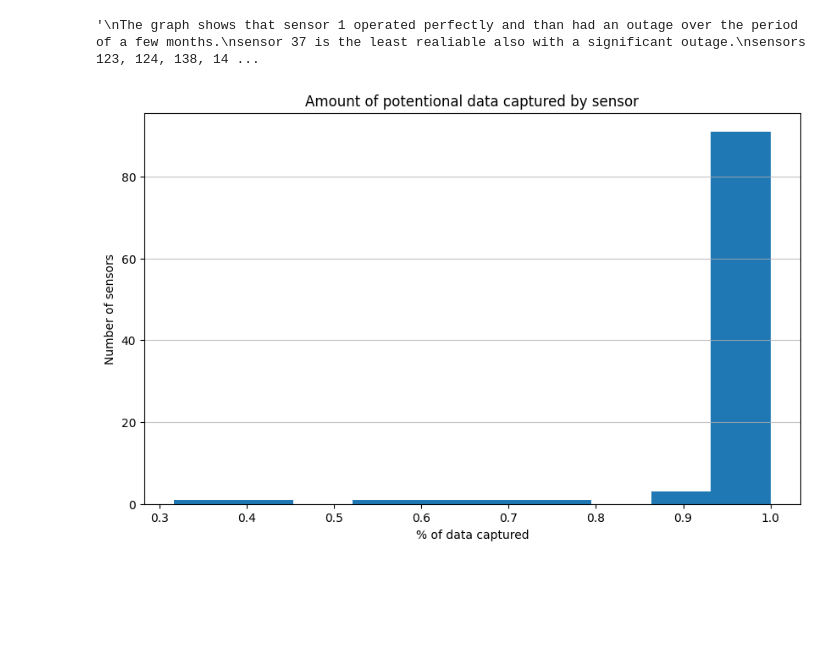
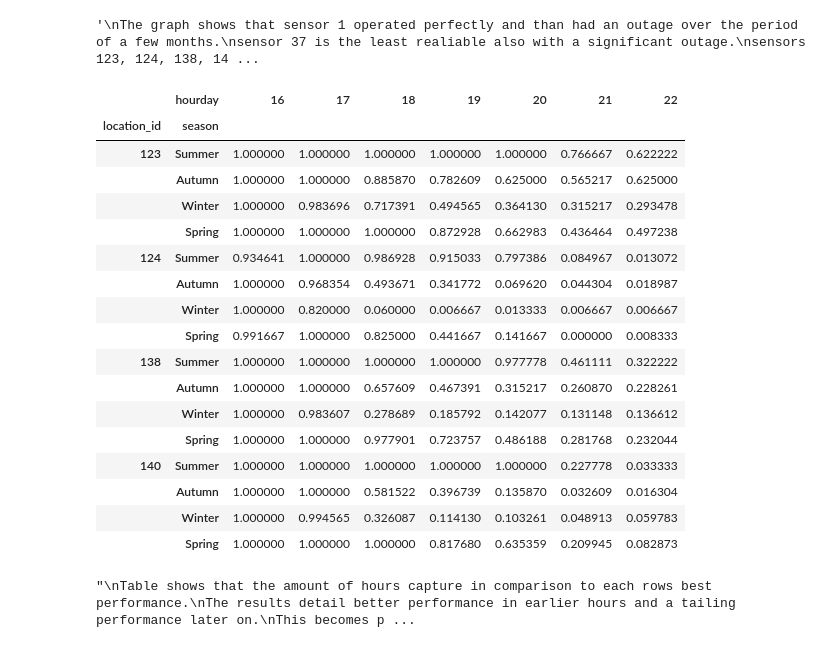
Before and after one commit to jptrainor4-glitch/Data-Analytics, a Jupyter notebook: Pedestrian_Data.ipynb, the cells around one changed output. Cells and saved outputs as stored; diff of their text form; code cells hidden in the pictures; blank space fills up the shorter version.

```diff
--- a/Pedestrian_Data.ipynb
+++ b/Pedestrian_Data.ipynb
@@ -116,6 +133,7 @@ weak_sensors = df_grouped[df_grouped['completeness %'] < .9].sort_values('comple
 df['weak_sensor'] = df['location_id'].isin(weak_sensors['location_id'])         #Create new column flagging weak sensors
 
 df['month'] = df['sensing_date'].dt.to_period("M")                              #Set new column to indicate month of each row
+df['season'] = df['sensing_date'].dt.to_period("Q")                              #Set new column to indicate month of each row
 
 month_hour_count = df.groupby(['location_id', 'month'])['hourday'].count().unstack(fill_value=0)    #Find hours counted per sensor per month,
     #unstack changes shape of table and fills missing values where sensors failed to report including before and after activation
@@ -157,16 +175,60 @@ sensors 123, 124, 138, 140 have seasonal behaviour in terms of relialbity, this
 # %% [output]
 [figure]
 '\nThe graph shows that sensor 1 operated perfectly and than had an outage over the period of a few months.\nsensor 37 is the least realiable also with a significant outage.\nsensors 123, 124, 138, 14 ...
-# %%
-import matplotlib.pyplot as plt
-
-# Create a histogram for 'Completeness %'
-plt.figure(figsize=(10, 6))
-plt.hist(df_grouped['completeness %'])
-plt.title('Amount of potentional data captured by sensor')
-plt.xlabel('% of data captured')
-plt.ylabel('Number of sensors')
-plt.grid(axis='y', alpha=0.75)
-plt.show()
-# %% [output]
-[figure, removed]
+# %%
+months = df.sensing_date.dt.month                                               #Generate a single column series of month number in the specific order of each row in the db
+df['season'] = months.map({1: "Summer", 2: "Summer", 3: "Autumn",               #For each number in the above df, assign a certain season and then add this column into df
+                          4: 'Autumn', 5: 'Autumn', 6: 'Winter',
+                          7: 'Winter', 8: 'Winter', 9: 'Spring',
+                          10: 'Spring', 11: 'Spring', 12: 'Summer'})
+
+df['season'] = pd.Categorical(df['season'],                                         #pandas now treats categories list as the official order. So sorting and groupby follow
+                              categories=['Summer', 'Autumn', 'Winter', 'Spring'],  #Summer → Autumn → Winter → Spring instead of A–Z.
+                              ordered=True)
+
+filtered_hours = (df[df['location_id'].isin(['123', '124', '138', '140'])]          #hardcode, filter weak sensers that drop through winter
+                  .groupby(['location_id', 'season', 'hourday'], observed=True)['hourday'].count() #hour group for specific grouping
+                  .unstack(fill_value=0)                                            #Create table for reading, could also use visual graph?
+    )
+
+filtered_hours = filtered_hours.div(filtered_hours.max(axis=1), axis=0)         #Dived each element in table by max hours actually captured by indivdual sensor
+                                                                                #to get share of possible data captured for that row. Which hours drop off compared to the others
+display(filtered_hours.style.background_gradient(axis=None))
+    # Gradient: close. It colours each cell on a scale compared to the other cells in its row (axis=1).
+    # Use axis=0 to compare down each column.
+    # axis=None to compare across the whole table
+
+
+'''
+Table shows that the amount of hours capture in comparison to each rows best performance.
+The results detail better performance in earlier hours and a tailing performance later on.
+This becomes particularly distinct during the seasons of Winter and Autumn.
+
+Why is this analyised?
+The weaker sensors need their missing values replaced in a way that won't skew the results,
+less we take particular areas of the senser out of consideration for the ultimate business question.
+Each sensor's average comes only from the hours it did record, calculated per hour and season before combining,
+rather than as a plain mean.
+
+MCAR MAR or MNAR: MAR: missing at random, the pattern can be explained by variables within the data, its systematic.
+'''
+# %% [output]
+|  | hourday | 16 | 17 | 18 | 19 | 20 | 21 | 22 |
+| location_id | season |  |  |  |  |  |  |  |
+| 123 | Summer | 1.000000 | 1.000000 | 1.000000 | 1.000000 | 1.000000 | 0.766667 | 0.622222 |
+|  | Autumn | 1.000000 | 1.000000 | 0.885870 | 0.782609 | 0.625000 | 0.565217 | 0.625000 |
+|  | Winter | 1.000000 | 0.983696 | 0.717391 | 0.494565 | 0.364130 | 0.315217 | 0.293478 |
+|  | Spring | 1.000000 | 1.000000 | 1.000000 | 0.872928 | 0.662983 | 0.436464 | 0.497238 |
+| 124 | Summer | 0.934641 | 1.000000 | 0.986928 | 0.915033 | 0.797386 | 0.084967 | 0.013072 |
+|  | Autumn | 1.000000 | 0.968354 | 0.493671 | 0.341772 | 0.069620 | 0.044304 | 0.018987 |
+|  | Winter | 1.000000 | 0.820000 | 0.060000 | 0.006667 | 0.013333 | 0.006667 | 0.006667 |
+|  | Spring | 0.991667 | 1.000000 | 0.825000 | 0.441667 | 0.141667 | 0.000000 | 0.008333 |
+| 138 | Summer | 1.000000 | 1.000000 | 1.000000 | 1.000000 | 0.977778 | 0.461111 | 0.322222 |
+|  | Autumn | 1.000000 | 1.000000 | 0.657609 | 0.467391 | 0.315217 | 0.260870 | 0.228261 |
+|  | Winter | 1.000000 | 0.983607 | 0.278689 | 0.185792 | 0.142077 | 0.131148 | 0.136612 |
+|  | Spring | 1.000000 | 1.000000 | 0.977901 | 0.723757 | 0.486188 | 0.281768 | 0.232044 |
+| 140 | Summer | 1.000000 | 1.000000 | 1.000000 | 1.000000 | 1.000000 | 0.227778 | 0.033333 |
+|  | Autumn | 1.000000 | 1.000000 | 0.581522 | 0.396739 | 0.135870 | 0.032609 | 0.016304 |
+|  | Winter | 1.000000 | 0.994565 | 0.326087 | 0.114130 | 0.103261 | 0.048913 | 0.059783 |
+|  | Spring | 1.000000 | 1.000000 | 1.000000 | 0.817680 | 0.635359 | 0.209945 | 0.082873 |
+"\nTable shows that the amount of hours capture in comparison to each rows best performance.\nThe results detail better performance in earlier hours and a tailing performance later on.\nThis becomes p ...
```
Also changed, not shown: parts of 4 cells of this notebook.
